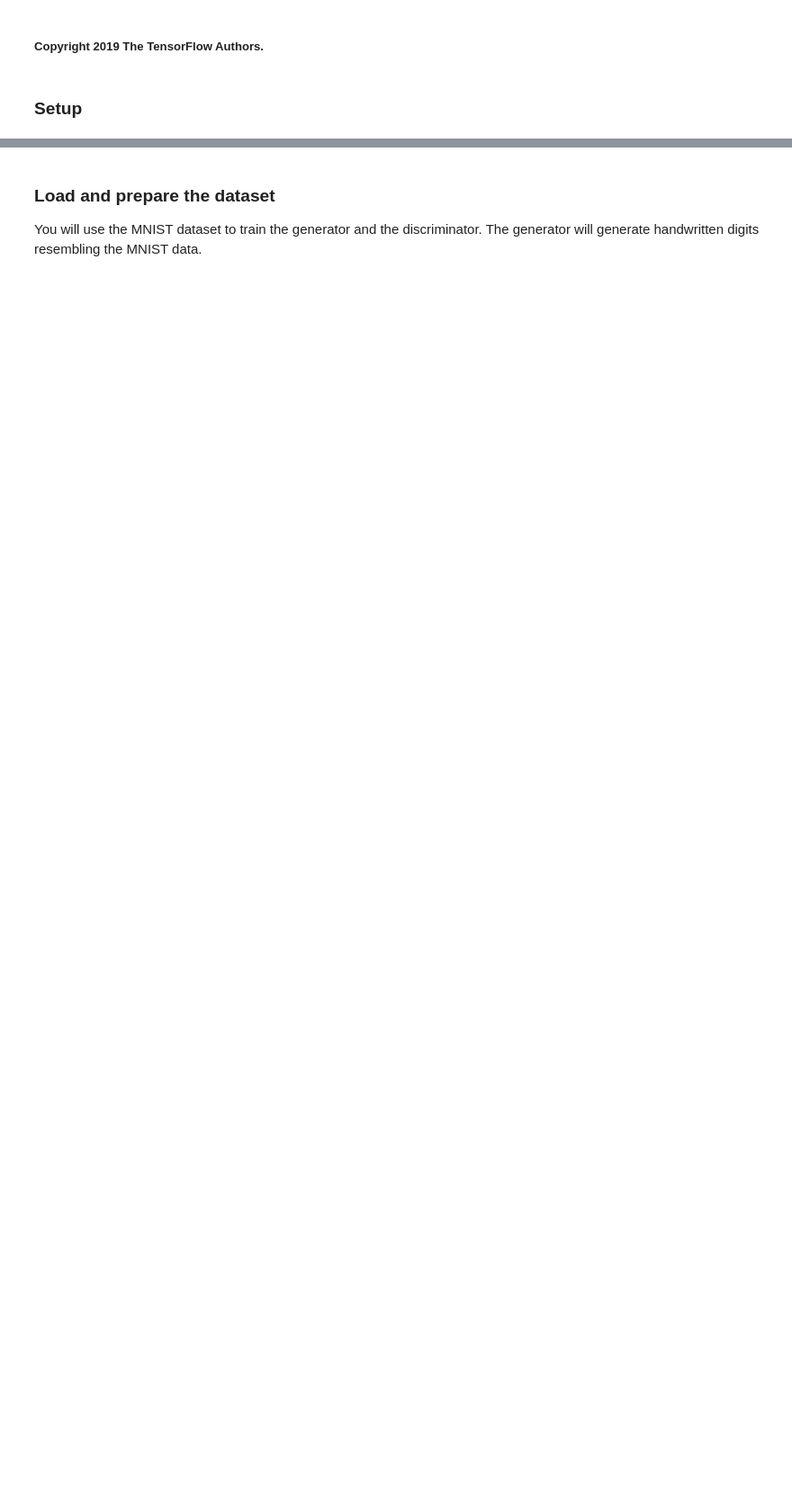
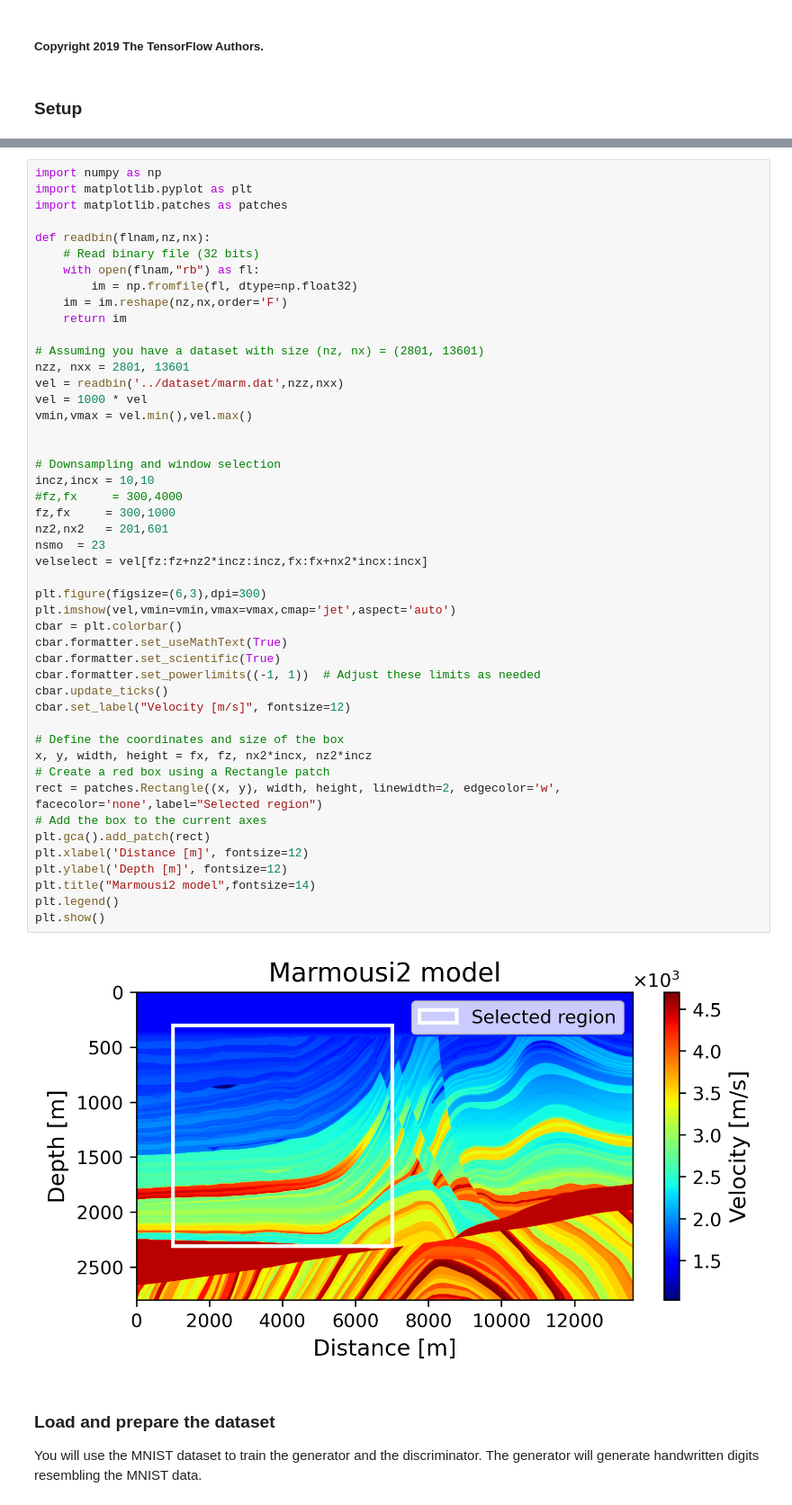
Before and after one commit to medicinely/fwi, a Jupyter notebook: dcgan_marm.ipynb, the cells around one changed output, grey strips where cells are left out. Shown at 90% size. Cells and saved outputs as stored; diff of their text form; blank space fills up the shorter version.

```diff
--- a/dcgan_marm.ipynb
+++ b/dcgan_marm.ipynb
@@ -26,3 +26,52 @@ To enable the following instructions: AVX2 AVX_VNNI FMA, in other operations, re
+# %%
+import numpy as np
+import matplotlib.pyplot as plt
+import matplotlib.patches as patches
+
+def readbin(flnam,nz,nx):
+    # Read binary file (32 bits)
+    with open(flnam,"rb") as fl:
+        im = np.fromfile(fl, dtype=np.float32)
+    im = im.reshape(nz,nx,order='F')
+    return im
+
+# Assuming you have a dataset with size (nz, nx) = (2801, 13601)
+nzz, nxx = 2801, 13601
+vel = readbin('../dataset/marm.dat',nzz,nxx)
+vel = 1000 * vel
+vmin,vmax = vel.min(),vel.max()
+
+
+# Downsampling and window selection
+incz,incx = 10,10
+#fz,fx     = 300,4000
+fz,fx     = 300,1000
+nz2,nx2   = 201,601
+nsmo  = 23
+velselect = vel[fz:fz+nz2*incz:incz,fx:fx+nx2*incx:incx]
+
+plt.figure(figsize=(6,3),dpi=300)
+plt.imshow(vel,vmin=vmin,vmax=vmax,cmap='jet',aspect='auto')
+cbar = plt.colorbar()
+cbar.formatter.set_useMathText(True)
+cbar.formatter.set_scientific(True)
+cbar.formatter.set_powerlimits((-1, 1))  # Adjust these limits as needed
+cbar.update_ticks()
+cbar.set_label("Velocity [m/s]", fontsize=12)
+
+# Define the coordinates and size of the box
+x, y, width, height = fx, fz, nx2*incx, nz2*incz
+# Create a red box using a Rectangle patch
+rect = patches.Rectangle((x, y), width, height, linewidth=2, edgecolor='w', facecolor='none',label="Selected region")
+# Add the box to the current axes
+plt.gca().add_patch(rect)
+plt.xlabel('Distance [m]', fontsize=12)
+plt.ylabel('Depth [m]', fontsize=12)
+plt.title("Marmousi2 model",fontsize=14)
+plt.legend()
+plt.show()
+# %% [output]
+[figure, added]
 # %% [markdown]
 ### Load and prepare the dataset
 
```
Also changed, not shown: parts of 1 cell of this notebook, 4 other files.
